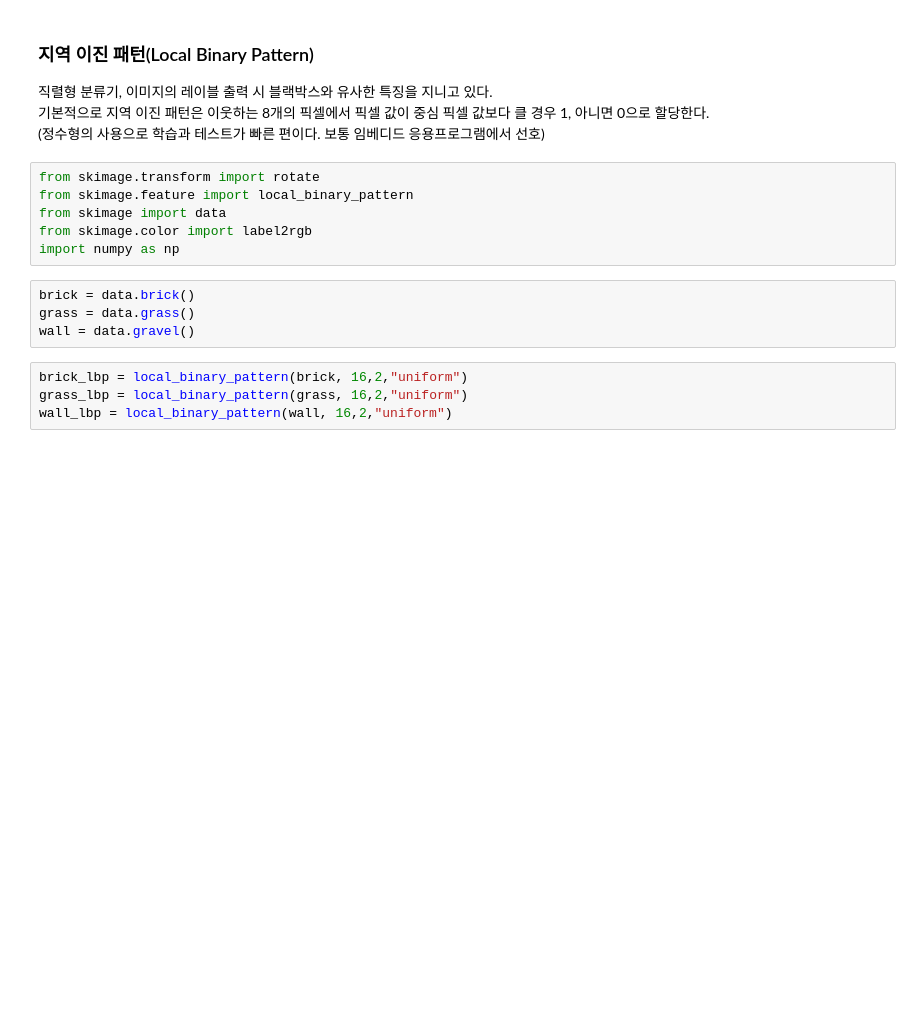
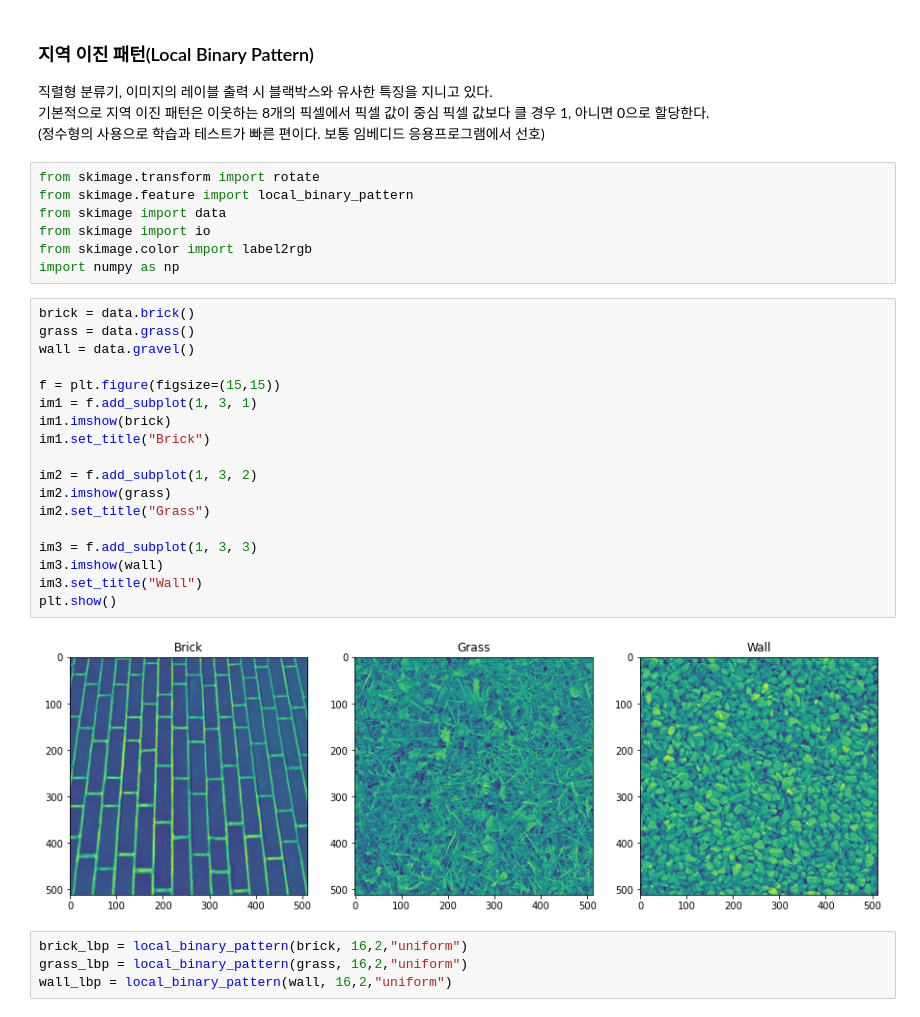
Before and after one commit to ameliacode/Python3CVTutorial, a Jupyter notebook: Chapter 03. 물체 검출/물체 검출.ipynb, the cells around one changed output. Cells and saved outputs as stored; diff of their text form; blank space fills up the shorter version.

```diff
--- a/Chapter 03. 물체 검출/물체 검출.ipynb
+++ b/Chapter 03. 물체 검출/물체 검출.ipynb
@@ -35,12 +35,29 @@ plt.show()
 from skimage.transform import rotate
 from skimage.feature import local_binary_pattern
 from skimage import data
+from skimage import io
 from skimage.color import label2rgb
 import numpy as np
-# %%
-brick = data.brick()
-grass = data.grass()
-wall = data.gravel()
+# %%
+brick = data.brick()
+grass = data.grass()
+wall = data.gravel()
+
+f = plt.figure(figsize=(15,15))
+im1 = f.add_subplot(1, 3, 1)
+im1.imshow(brick)
+im1.set_title("Brick")
+
+im2 = f.add_subplot(1, 3, 2)
+im2.imshow(grass)
+im2.set_title("Grass")
+
+im3 = f.add_subplot(1, 3, 3)
+im3.imshow(wall)
+im3.set_title("Wall")
+plt.show()
+# %% [output]
+[figure, added]
 # %%
 brick_lbp = local_binary_pattern(brick, 16,2,"uniform")
 grass_lbp = local_binary_pattern(grass, 16,2,"uniform")
```
Also changed, not shown: parts of 17 cells of this notebook, 4 other files.
